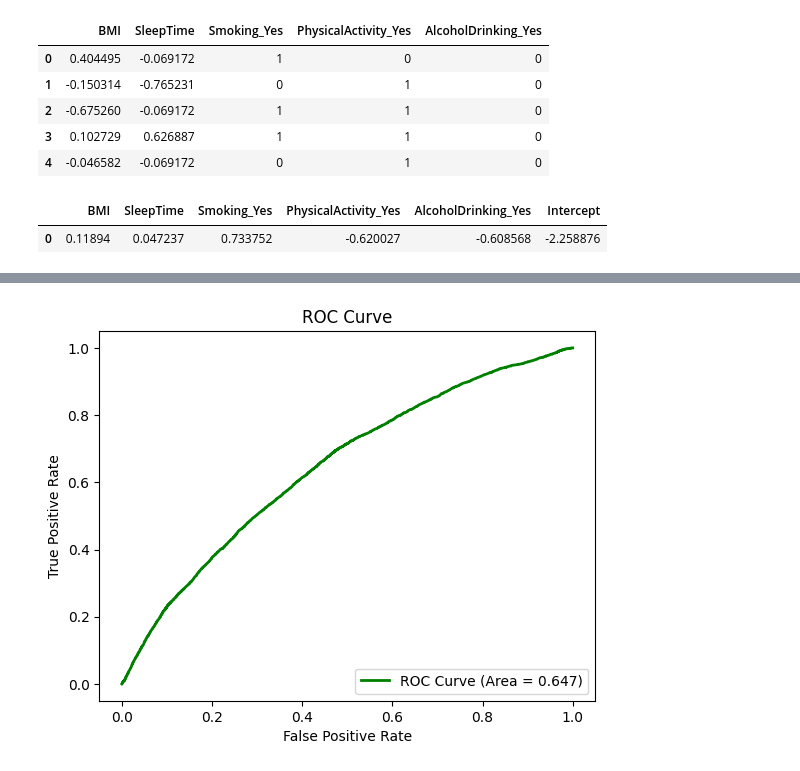
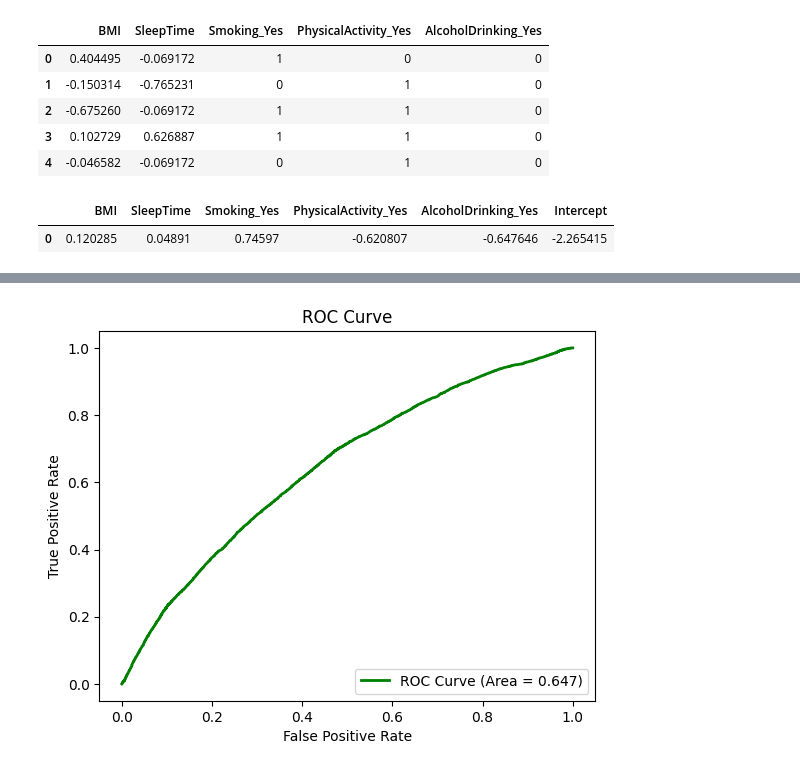
Before and after one commit to ariasalejandra/final_project_stat207, a Jupyter notebook: Final_Project_Alejandra_Shriya_Nathan.ipynb, the cells around one changed output, grey strips where cells are left out. Saved outputs shown, nothing was run; the diff lists cells and outputs as text; code cells hidden in the pictures.

```diff
--- a/Final_Project_Alejandra_Shriya_Nathan.ipynb
+++ b/Final_Project_Alejandra_Shriya_Nathan.ipynb
@@ -534,16 +506,16 @@ x_test_full.head()
 | 4 | -0.046582 | -0.069172 | 0 | 1 | 0 |
 # %%
 ## Creates the chosen model from part 6
-final_model = LogisticRegression(penalty='l1', C=1/44, solver='liblinear', max_iter=1000)
+final_model = LogisticRegression(penalty='l1', C=1/11.1, solver='liblinear', max_iter=1000)
 final_model.fit(x_train_full, y_train)
 df_final_model = pd.DataFrame({'BMI': final_model.coef_[0][0],
                                 'SleepTime': final_model.coef_[0][1],
                                 'Smoking_Yes': final_model.coef_[0][2],
                                 'PhysicalActivity_Yes': final_model.coef_[0][3],
                                 'AlcoholDrinking_Yes': final_model.coef_[0][4],
                                 'Intercept': final_model.intercept_[0]}, index=[0])
 df_final_model
 # %% [output]
 |  | BMI | SleepTime | Smoking_Yes | PhysicalActivity_Yes | AlcoholDrinking_Yes | Intercept |
-| 0 | 0.11894 | 0.047237 | 0.733752 | -0.620027 | -0.608568 | -2.258876 |
+| 0 | 0.120285 | 0.04891 | 0.74597 | -0.620807 | -0.647646 | -2.265415 |
 # %% [markdown]
```
Also changed, not shown: parts of 29 cells of this notebook.
